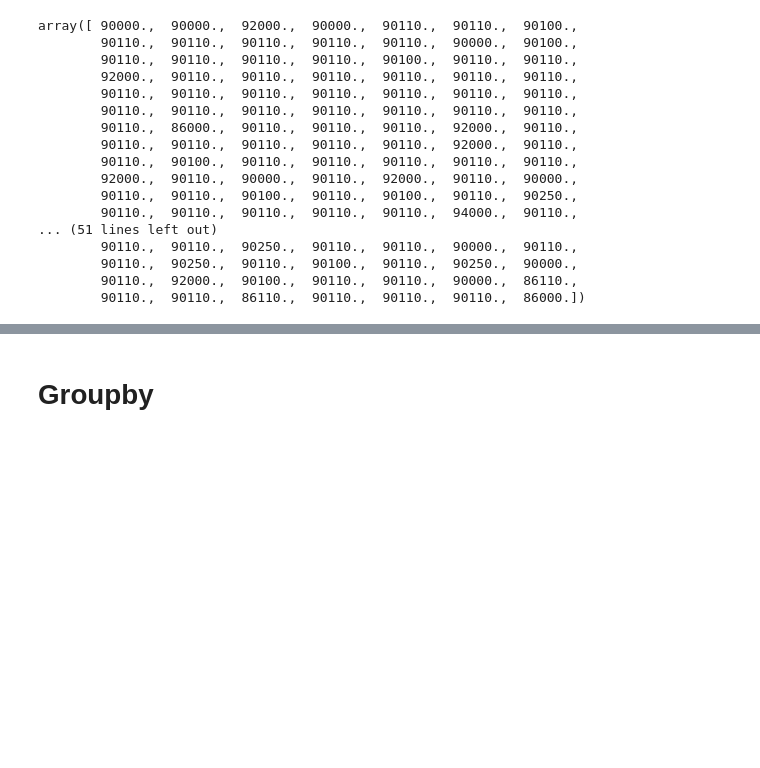
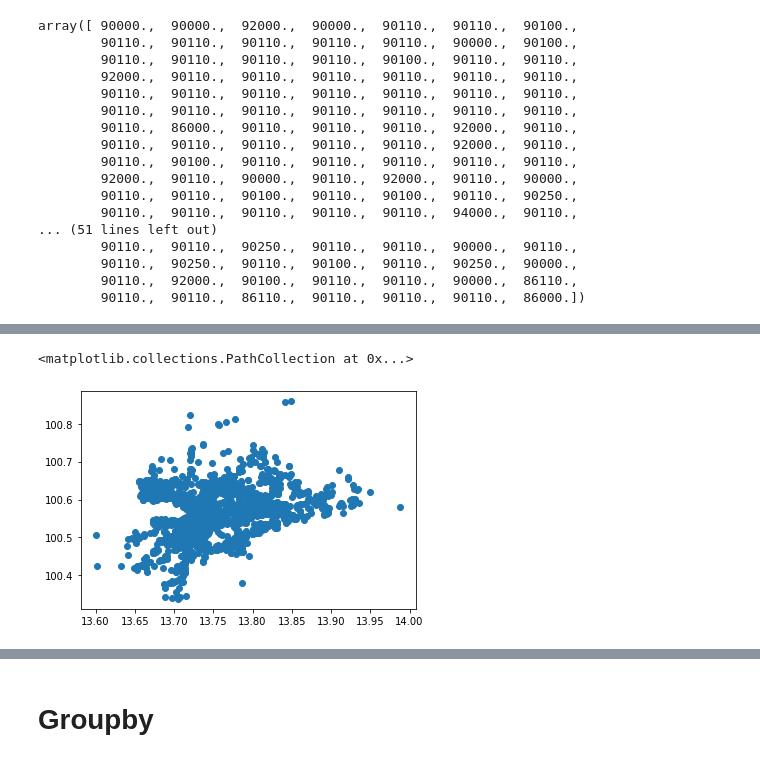
Before and after one commit to tohnperfect/DPDM65, a Jupyter notebook: pandas101.ipynb, the cells around one changed output, grey strips where cells are left out. Saved outputs shown, nothing was run; the diff lists cells and outputs as text; code cells hidden in the pictures; blank space fills up the shorter version.

```diff
--- a/pandas101.ipynb
+++ b/pandas101.ipynb
@@ -406,0 +524,7 @@ array([ 90000.,  90000.,  92000.,  90000.,  90110.,  90110.,  90100.,
+# %%
+datacondo = project_df[ (project_df['propertytype_name_en']=='Condo') & (project_df['province_name_en']=='Bangkok')][['latitude','longitude','count_unit']]
+# %%
+plt.scatter(datacondo['latitude'],datacondo['longitude'])
+# %% [output]
+<matplotlib.collections.PathCollection at 0x...>
+[figure, added]
```
Also changed, not shown: parts of 16 cells of this notebook.
